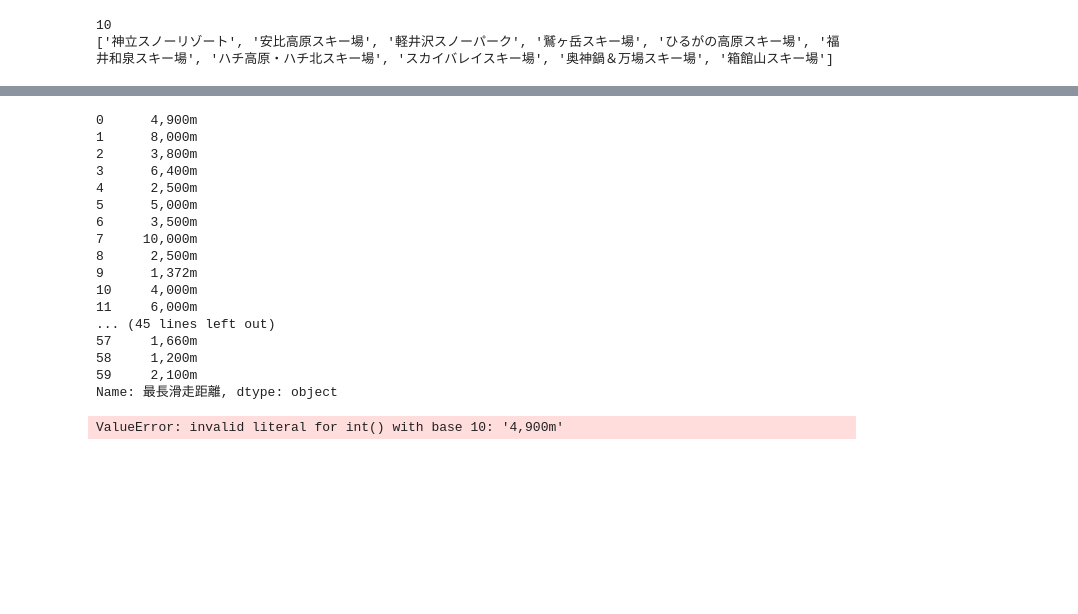
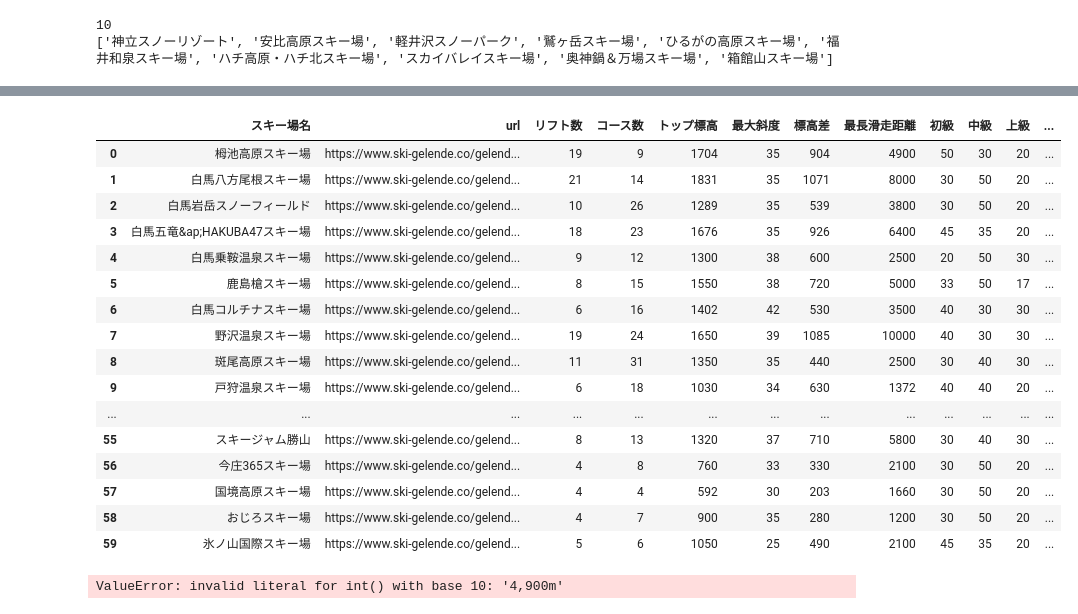
Before and after one commit to miharu1414/miharu1414.github.io, a Jupyter notebook: namiki.ipynb, the cells around one changed output, grey strips where cells are left out. Saved outputs shown, nothing was run; the diff lists cells and outputs as text; code cells hidden in the pictures; blank space fills up the shorter version.

Commit message:
DataFrame の数値化

```diff
--- a/namiki.ipynb
+++ b/namiki.ipynb
@@ -331,28 +331,41 @@ df.head(100)
 # %%
 
 df.to_excel('./input/data_namiki.xlsx',sheet_name = "main", index= False, header  = True)
-# %%
-df["最長滑走距離"] =df["最長滑走距離"].astype(str)
-df["最長滑走距離"] = df["最長滑走距離"].replace("m","")
-df["最長滑走距離"] = df["最長滑走距離"].replace(",","")
-# %% [output]
-0      4,900m
-1      8,000m
-2      3,800m
-3      6,400m
-4      2,500m
-5      5,000m
-6      3,500m
-7     10,000m
-8      2,500m
-9      1,372m
-10     4,000m
-11     6,000m
-... (45 lines left out)
-57     1,660m
-58     1,200m
-59     2,100m
-Name: 最長滑走距離, dtype: object
+# %%
+df_list = []
+for column in df.columns:
+    list_dist = df[column].to_list()
+    new = []
+    for item in list_dist:
+        item = str(item)
+        item = item.replace(",","")
+        item = item.replace("m",'')
+        item = item.replace("%","")
+        item = item.replace("度","")
+        new.append(item)
+
+    df_list.append(new)
+df_data = pd.DataFrame(df_list, index = df.columns)
+df_data = df_data.T
+df_data
+# %% [output]
+|  | スキー場名 | url | リフト数 | コース数 | トップ標高 | 最大斜度 | 標高差 | 最長滑走距離 | 初級 | 中級 | 上級 | ... |
+| 0 | 栂池高原スキー場 | https://www.ski-gelende.co/gelend... | 19 | 9 | 1704 | 35 | 904 | 4900 | 50 | 30 | 20 | ... |
+| 1 | 白馬八方尾根スキー場 | https://www.ski-gelende.co/gelend... | 21 | 14 | 1831 | 35 | 1071 | 8000 | 30 | 50 | 20 | ... |
+| 2 | 白馬岩岳スノーフィールド | https://www.ski-gelende.co/gelend... | 10 | 26 | 1289 | 35 | 539 | 3800 | 30 | 50 | 20 | ... |
+| 3 | 白馬五竜&ap;HAKUBA47スキー場 | https://www.ski-gelende.co/gelend... | 18 | 23 | 1676 | 35 | 926 | 6400 | 45 | 35 | 20 | ... |
+| 4 | 白馬乗鞍温泉スキー場 | https://www.ski-gelende.co/gelend... | 9 | 12 | 1300 | 38 | 600 | 2500 | 20 | 50 | 30 | ... |
+| 5 | 鹿島槍スキー場 | https://www.ski-gelende.co/gelend... | 8 | 15 | 1550 | 38 | 720 | 5000 | 33 | 50 | 17 | ... |
+| 6 | 白馬コルチナスキー場 | https://www.ski-gelende.co/gelend... | 6 | 16 | 1402 | 42 | 530 | 3500 | 40 | 30 | 30 | ... |
+| 7 | 野沢温泉スキー場 | https://www.ski-gelende.co/gelend... | 19 | 24 | 1650 | 39 | 1085 | 10000 | 40 | 30 | 30 | ... |
+| 8 | 斑尾高原スキー場 | https://www.ski-gelende.co/gelend... | 11 | 31 | 1350 | 35 | 440 | 2500 | 30 | 40 | 30 | ... |
+| 9 | 戸狩温泉スキー場 | https://www.ski-gelende.co/gelend... | 6 | 18 | 1030 | 34 | 630 | 1372 | 40 | 40 | 20 | ... |
+| ... | ... | ... | ... | ... | ... | ... | ... | ... | ... | ... | ... | ... |
+| 55 | スキージャム勝山 | https://www.ski-gelende.co/gelend... | 8 | 13 | 1320 | 37 | 710 | 5800 | 30 | 40 | 30 | ... |
+| 56 | 今庄365スキー場 | https://www.ski-gelende.co/gelend... | 4 | 8 | 760 | 33 | 330 | 2100 | 30 | 50 | 20 | ... |
+| 57 | 国境高原スキー場 | https://www.ski-gelende.co/gelend... | 4 | 4 | 592 | 30 | 203 | 1660 | 30 | 50 | 20 | ... |
+| 58 | おじろスキー場 | https://www.ski-gelende.co/gelend... | 4 | 7 | 900 | 35 | 280 | 1200 | 30 | 50 | 20 | ... |
+| 59 | 氷ノ山国際スキー場 | https://www.ski-gelende.co/gelend... | 5 | 6 | 1050 | 25 | 490 | 2100 | 45 | 35 | 20 | ... |
 # %%
 df[df["最長滑走距離"].astype('int')>2000]
 # %% [output]
```
Also changed, not shown: 1 other file.
